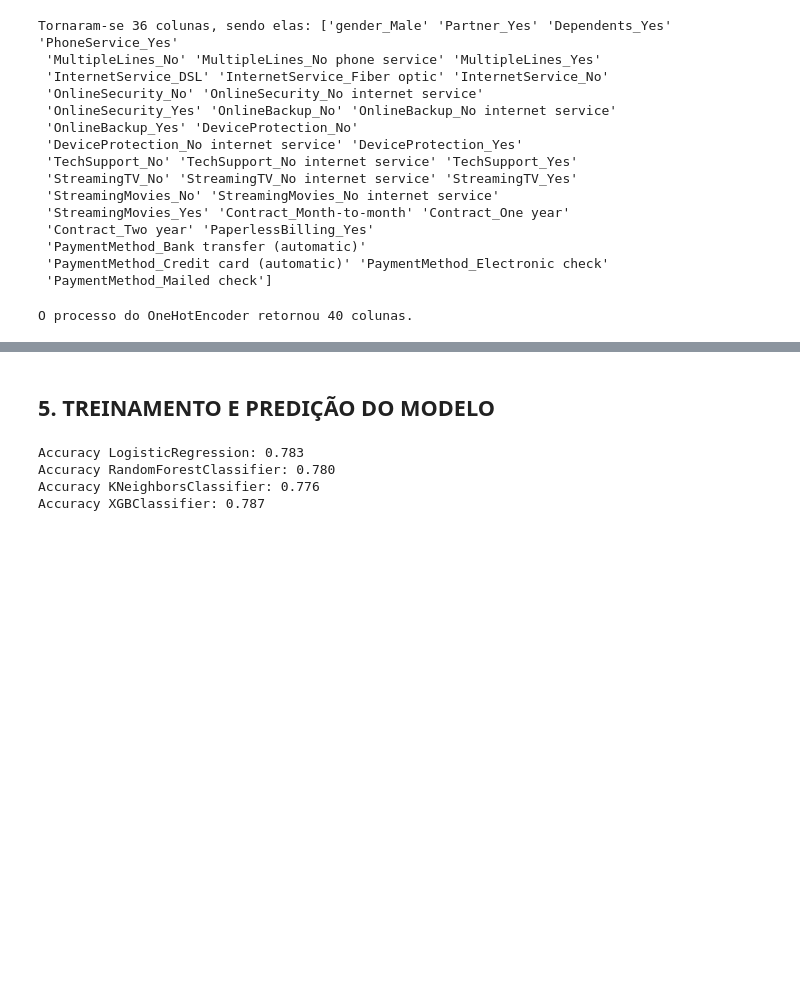
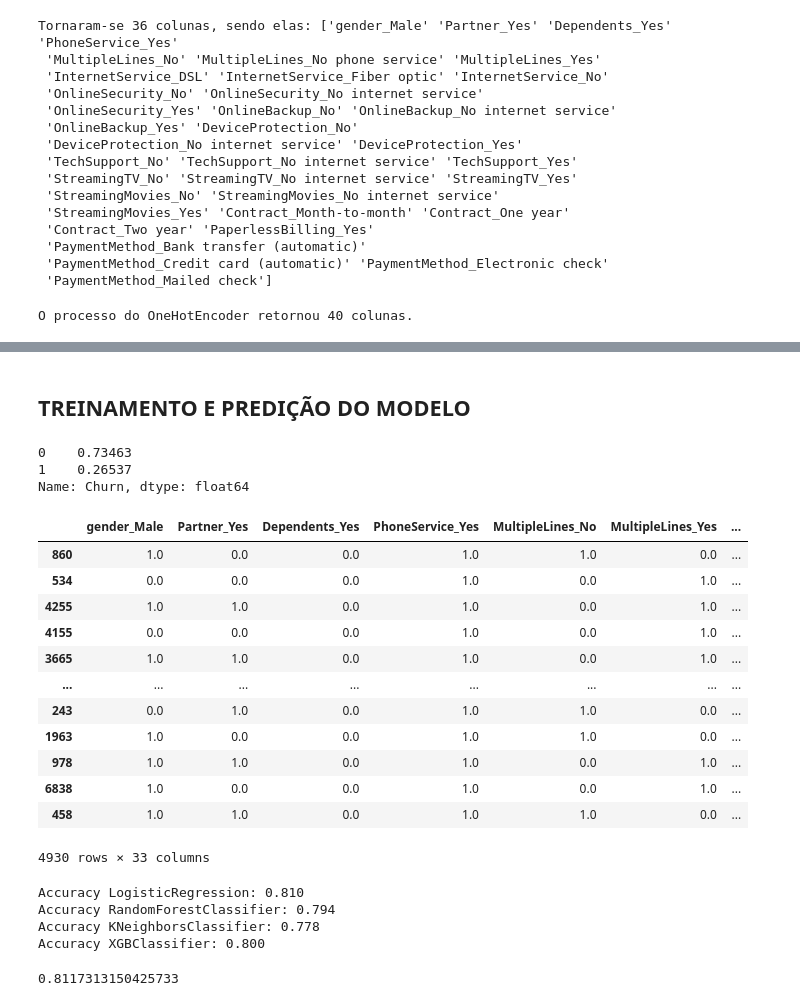
Before and after one commit to dudumlc/ML_Classification, a Jupyter notebook: Churn.ipynb, the cells around one changed output, grey strips where cells are left out. Cells and saved outputs as stored; diff of their text form; code cells hidden in the pictures; blank space fills up the shorter version.

```diff
--- a/Churn.ipynb
+++ b/Churn.ipynb
@@ -144,5 +144,6 @@ X = df.iloc[:,1:-1].copy()
 y = df['Churn'].replace({'Yes':1,'No':0}).copy()
 # %%
 # SEPARAÇÃO DAS MASSAS DE TREINO, VALIDAÇÃO E TESTE
-X_train, X_test, y_train, y_test = train_test_split(X, y, test_size=0.3)
+X_train, X_temp, y_train, y_temp = train_test_split(X, y, test_size=0.3)
+X_validation, X_test, y_validation, y_test = train_test_split(X_temp, y_temp, test_size=0.5)
 # %% [markdown]
@@ -286,10 +298,3 @@ for i in X_train_final.columns:
-# %%
-# INCLUINDO AS COLUNAS COMPLEMENTARES NA LISTA DE COLUNAS REDUNDANTES
-for i in X_train_final.columns:
-  if '_No' in i:
-    cols_redundantes.append(i)
-  else:
-    continue
 # %%
 # RETIRANDO AS COLUNAS DE TODAS AS BASES
 X_train_final.drop(cols_redundantes, axis=1,inplace=True)
@@ -297,3 +323,26 @@ X_test_final.drop(cols_redundantes, axis=1,inplace=True)
 # %% [markdown]
-## 5. TREINAMENTO E PREDIÇÃO DO MODELO
+## TREINAMENTO E PREDIÇÃO DO MODELO
+# %%
+# CONFERINDO SO OS DADOS ESTÃO DESBALANCEADOS
+y.value_counts(1)
+# %% [output]
+0    0.73463
+1    0.26537
+Name: Churn, dtype: float64
+# %%
+X_train_final
+# %% [output]
+|  | gender_Male | Partner_Yes | Dependents_Yes | PhoneService_Yes | MultipleLines_No | MultipleLines_Yes | ... |
+| 860 | 1.0 | 0.0 | 0.0 | 1.0 | 1.0 | 0.0 | ... |
+| 534 | 0.0 | 0.0 | 0.0 | 1.0 | 0.0 | 1.0 | ... |
+| 4255 | 1.0 | 1.0 | 0.0 | 1.0 | 0.0 | 1.0 | ... |
+| 4155 | 0.0 | 0.0 | 0.0 | 1.0 | 0.0 | 1.0 | ... |
+| 3665 | 1.0 | 1.0 | 0.0 | 1.0 | 0.0 | 1.0 | ... |
+| ... | ... | ... | ... | ... | ... | ... | ... |
+| 243 | 0.0 | 1.0 | 0.0 | 1.0 | 1.0 | 0.0 | ... |
+| 1963 | 1.0 | 0.0 | 0.0 | 1.0 | 1.0 | 0.0 | ... |
+| 978 | 1.0 | 1.0 | 0.0 | 1.0 | 0.0 | 1.0 | ... |
+| 6838 | 1.0 | 0.0 | 0.0 | 1.0 | 0.0 | 1.0 | ... |
+| 458 | 1.0 | 1.0 | 0.0 | 1.0 | 1.0 | 0.0 | ... |
+4930 rows × 33 columns
 # %%
@@ -311,11 +358,16 @@ yxgb = xgb_classifier.predict(X_test_final)
 # %%
-# ANALISANDO A ACURÁCIA DOS MODELOS E SELECIONANDO O MELHOR
-print(f"Accuracy LogisticRegression: {accuracy_score(yLog,y_test):.3f}" )
-print(f"Accuracy RandomForestClassifier: {accuracy_score(yrf,y_test):.3f}" )
-print(f"Accuracy KNeighborsClassifier: {accuracy_score(yknn,y_test):.3f}" )
-print(f"Accuracy XGBClassifier: {accuracy_score(yxgb,y_test):.3f}" )
+print(f"Accuracy LogisticRegression: {accuracy_score(yLog,y_validation):.3f}" )
+print(f"Accuracy RandomForestClassifier: {accuracy_score(yrf,y_validation):.3f}" )
+print(f"Accuracy KNeighborsClassifier: {accuracy_score(yknn,y_validation):.3f}" )
+print(f"Accuracy XGBClassifier: {accuracy_score(yxgb,y_validation):.3f}" )
 # %% [output]
-Accuracy LogisticRegression: 0.783
-Accuracy RandomForestClassifier: 0.780
-Accuracy KNeighborsClassifier: 0.776
-Accuracy XGBClassifier: 0.787
+Accuracy LogisticRegression: 0.810
+Accuracy RandomForestClassifier: 0.794
+Accuracy KNeighborsClassifier: 0.778
+Accuracy XGBClassifier: 0.800
+# %%
+yLogFinal = xgb_classifier.predict(X_test_final)
+
+accuracy_score(yLogFinal,y_test)
+# %% [output]
+0.8117313150425733
```
Also changed, not shown: parts of 20 cells of this notebook.
